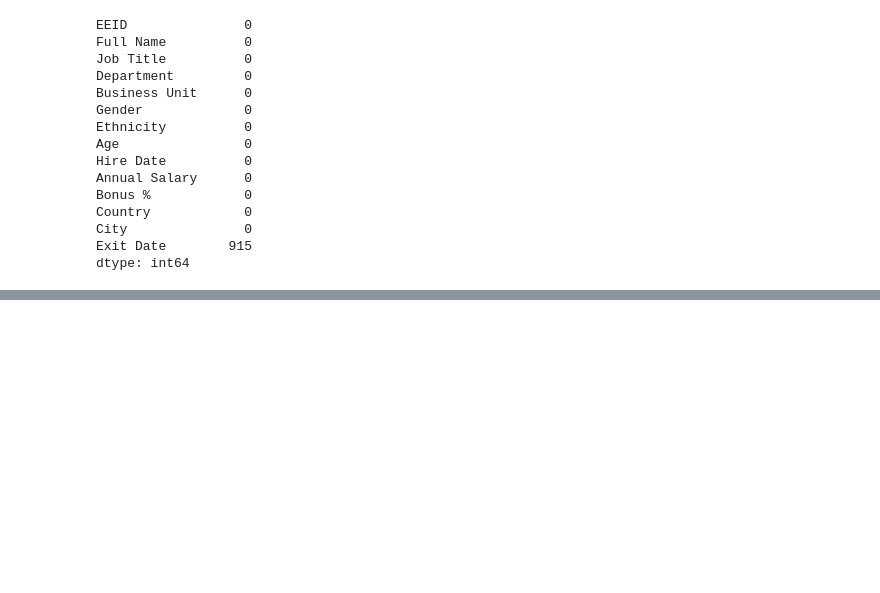
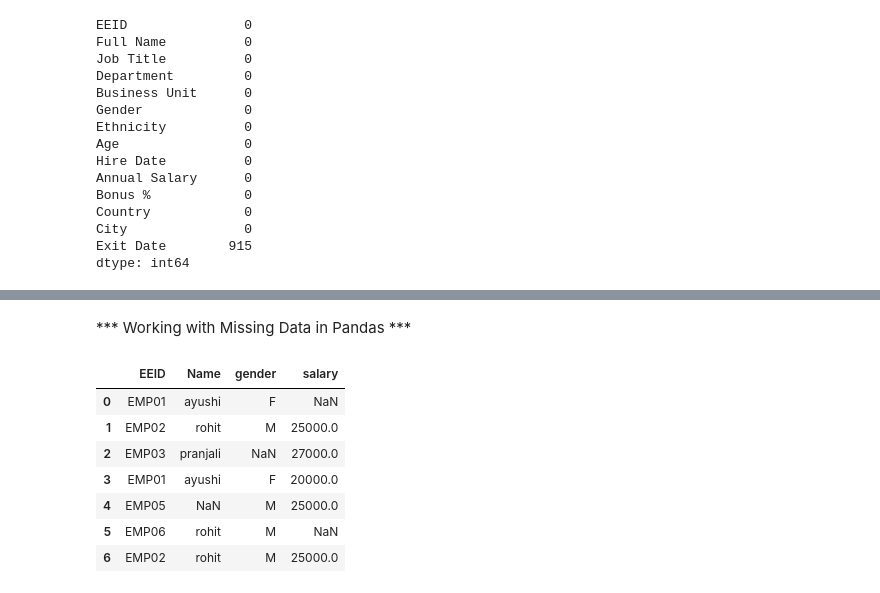
Before and after one commit to azaz9026/Pandas, a Jupyter notebook: python_pasdas.ipynb, the cells around one changed output, grey strips where cells are left out. Saved outputs shown, nothing was run; the diff lists cells and outputs as text; code cells hidden in the pictures; blank space fills up the shorter version.

```diff
--- a/python_pasdas.ipynb
+++ b/python_pasdas.ipynb
@@ -201,0 +240,15 @@ dtype: int64
+# %% [markdown]
+*** Working with Missing Data in Pandas ***
+# %%
+data = pd.read_csv('company1.csv')
+
+data
+# %% [output]
+|  | EEID | Name | gender | salary |
+| 0 | EMP01 | ayushi | F | NaN |
+| 1 | EMP02 | rohit | M | 25000.0 |
+| 2 | EMP03 | pranjali | NaN | 27000.0 |
+| 3 | EMP01 | ayushi | F | 20000.0 |
+| 4 | EMP05 | NaN | M | 25000.0 |
+| 5 | EMP06 | rohit | M | NaN |
+| 6 | EMP02 | rohit | M | 25000.0 |
```
Also changed, not shown: parts of 23 cells of this notebook.
